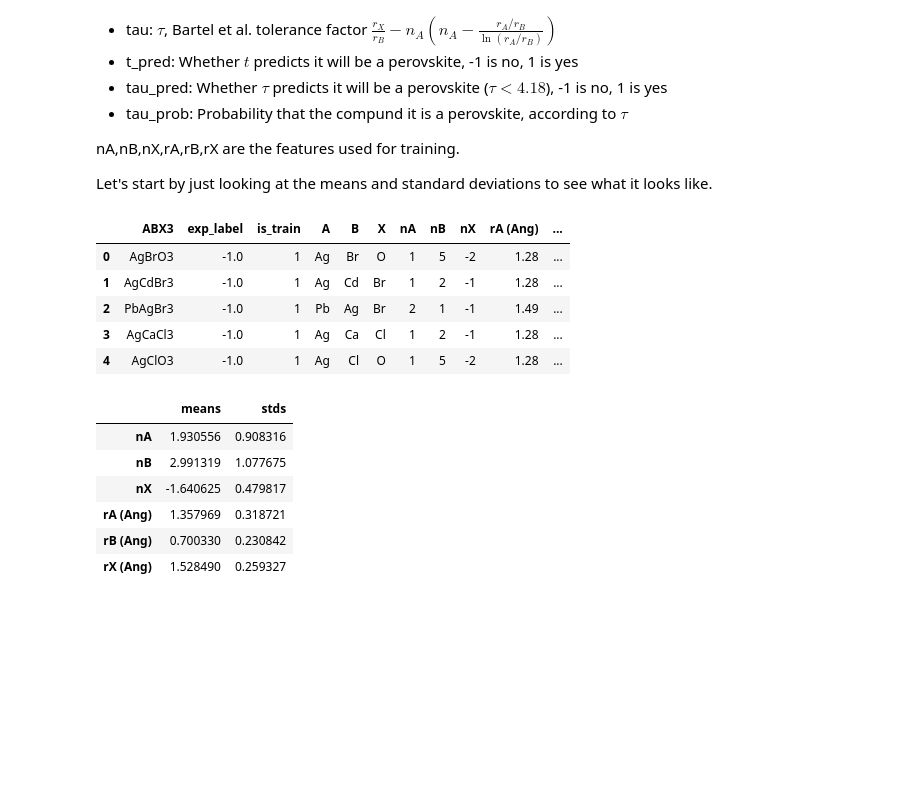
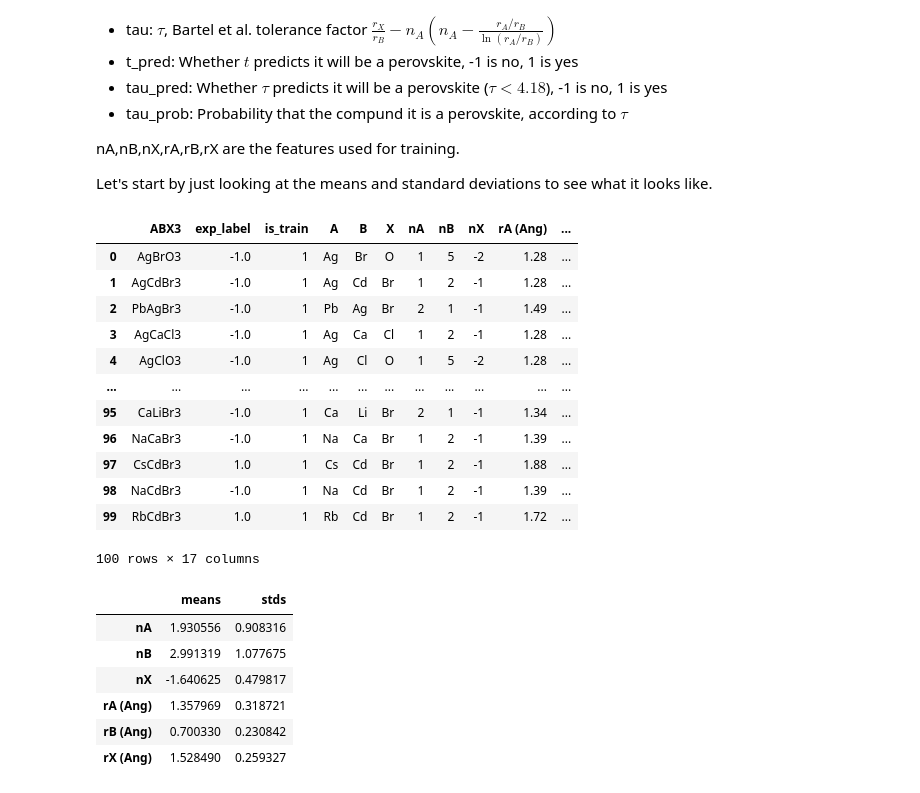
Before and after one commit to amruthesht/ML_for_molecules, a Jupyter notebook: Monday/Day1_IntroToML.ipynb, the cells around one changed output. Cells and saved outputs as stored; diff of their text form; code cells hidden in the pictures; blank space fills up the shorter version.

```diff
--- a/Monday/Day1_IntroToML.ipynb
+++ b/Monday/Day1_IntroToML.ipynb
@@ -408,14 +416,21 @@ nA,nB,nX,rA,rB,rX are the features used for training.
 Let's start by just looking at the means and standard deviations to see what it looks like.
 # %%
 perov=pd.read_csv('perovskite_data.csv')
-perov.head()
+perov.head(100)
 # %% [output]
 |  | ABX3 | exp_label | is_train | A | B | X | nA | nB | nX | rA (Ang) | ... |
 | 0 | AgBrO3 | -1.0 | 1 | Ag | Br | O | 1 | 5 | -2 | 1.28 | ... |
 | 1 | AgCdBr3 | -1.0 | 1 | Ag | Cd | Br | 1 | 2 | -1 | 1.28 | ... |
 | 2 | PbAgBr3 | -1.0 | 1 | Pb | Ag | Br | 2 | 1 | -1 | 1.49 | ... |
 | 3 | AgCaCl3 | -1.0 | 1 | Ag | Ca | Cl | 1 | 2 | -1 | 1.28 | ... |
 | 4 | AgClO3 | -1.0 | 1 | Ag | Cl | O | 1 | 5 | -2 | 1.28 | ... |
+| ... | ... | ... | ... | ... | ... | ... | ... | ... | ... | ... | ... |
+| 95 | CaLiBr3 | -1.0 | 1 | Ca | Li | Br | 2 | 1 | -1 | 1.34 | ... |
+| 96 | NaCaBr3 | -1.0 | 1 | Na | Ca | Br | 1 | 2 | -1 | 1.39 | ... |
+| 97 | CsCdBr3 | 1.0 | 1 | Cs | Cd | Br | 1 | 2 | -1 | 1.88 | ... |
+| 98 | NaCdBr3 | -1.0 | 1 | Na | Cd | Br | 1 | 2 | -1 | 1.39 | ... |
+| 99 | RbCdBr3 | 1.0 | 1 | Rb | Cd | Br | 1 | 2 | -1 | 1.72 | ... |
+100 rows × 17 columns
 # %%
 # examine the input features which are not categorical.
 training_features = ['nA','nB','nX','rA (Ang)','rB (Ang)', 'rX (Ang)']
```
Also changed, not shown: parts of 10 cells of this notebook.
